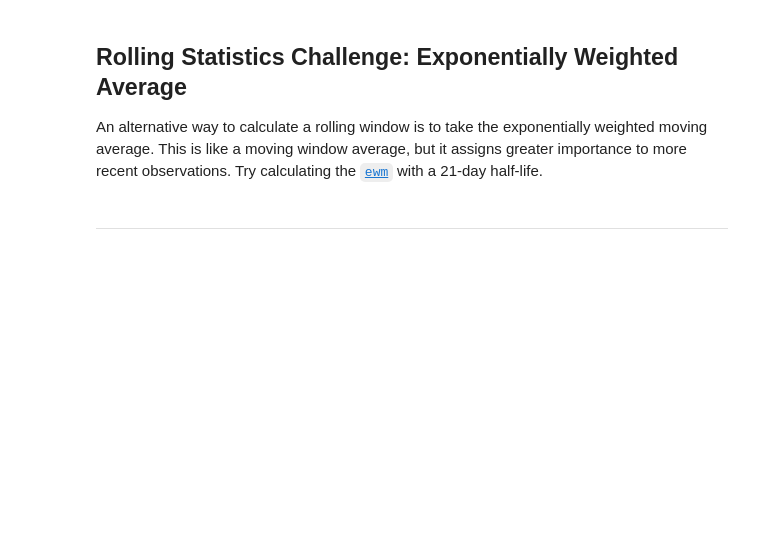
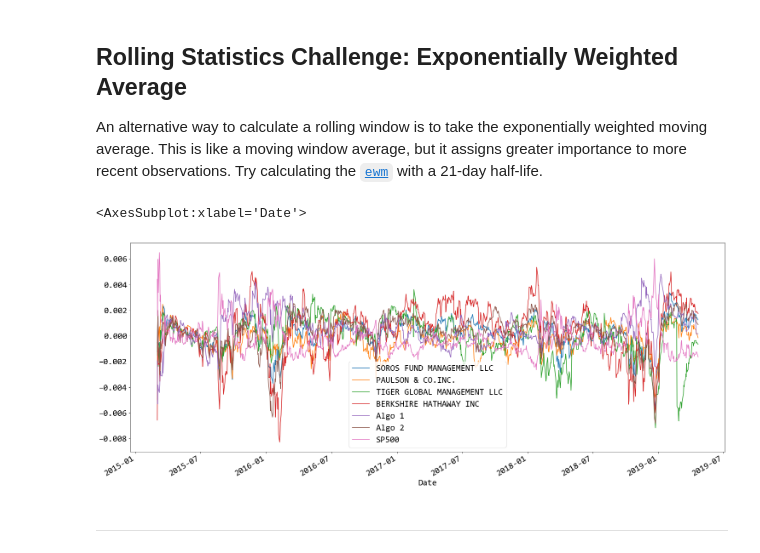
Before and after one commit to crisstelista/FinTech-Bootcamp, a Jupyter notebook: PREWORK_CP/Module-4/Homework/whale_analysis.ipynb, the cells around one changed output. Cells and saved outputs as stored; diff of their text form; code cells hidden in the pictures; blank space fills up the shorter version.

```diff
--- a/PREWORK_CP/Module-4/Homework/whale_analysis.ipynb
+++ b/PREWORK_CP/Module-4/Homework/whale_analysis.ipynb
@@ -313,6 +332,11 @@ Risk changes over time. Analyze the rolling statistics for Risk and Beta.
 An alternative way to calculate a rolling window is to take the exponentially weighted moving average. This is like a moving window average, but it assigns greater importance to more recent observations. Try calculating the [`ewm`](https://pandas.pydata.org/pandas-docs/stable/reference/api/pandas.DataFrame.ewm.html) with a 21-day half-life.
 # %%
 # Use `ewm` to calculate the rolling window
+rolling_window_ewm = combined_df.ewm(halflife="21 days", times=combined_df.index).mean()
+rolling_window_ewm.plot()
+# %% [output]
+<AxesSubplot:xlabel='Date'>
+[figure, added]
 # %% [markdown]
 ---
 # %% [markdown]
```
Also changed, not shown: parts of 12 cells of this notebook.
